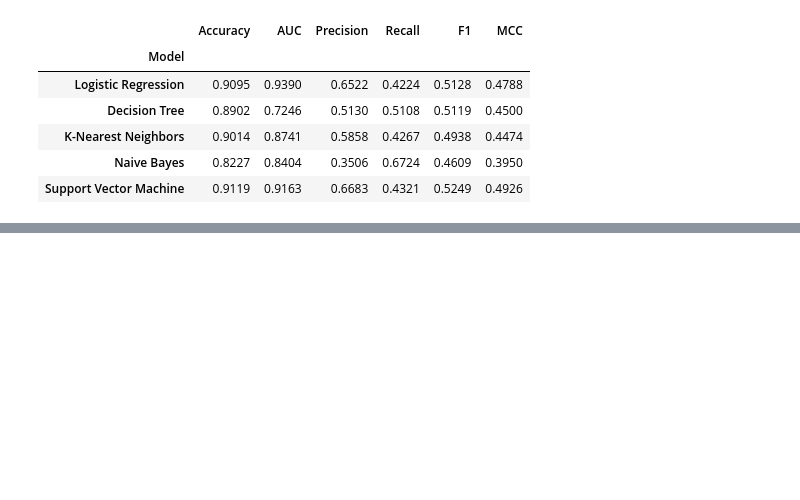
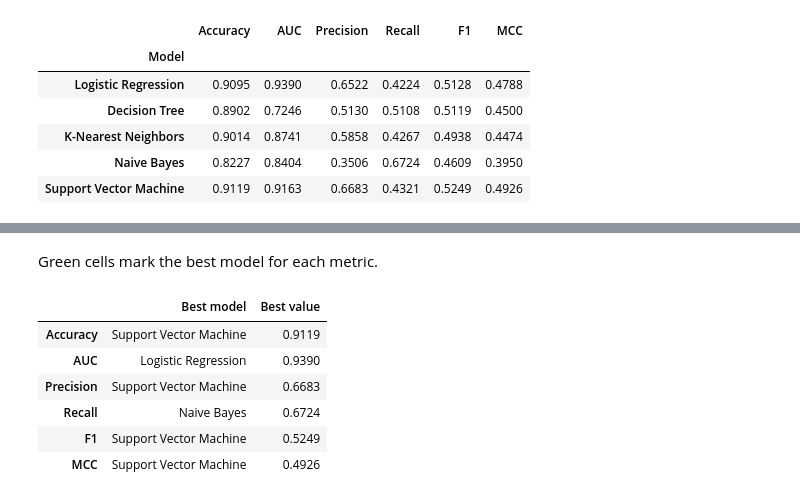
Before and after one commit to athisayarajp/ml-classification-streamlit, a Jupyter notebook: ML_Assignment2.ipynb, the cells around one changed output, grey strips where cells are left out. Drawn from its saved outputs; the diff is of its cells as text; code cells hidden in the pictures; blank space fills up the shorter version.

```diff
--- a/ML_Assignment2.ipynb
+++ b/ML_Assignment2.ipynb
@@ -492,0 +508,14 @@ pd.DataFrame(results).set_index('Model').round(4)
+# %% [markdown]
+Green cells mark the best model for each metric.
+# %%
+# Which model leads each metric?
+leaders = comparison.idxmax().to_frame('Best model').join(comparison.max().rename('Best value'))
+leaders
+# %% [output]
+|  | Best model | Best value |
+| Accuracy | Support Vector Machine | 0.9119 |
+| AUC | Logistic Regression | 0.9390 |
+| Precision | Support Vector Machine | 0.6683 |
+| Recall | Naive Bayes | 0.6724 |
+| F1 | Support Vector Machine | 0.5249 |
+| MCC | Support Vector Machine | 0.4926 |
```
Also changed, not shown: parts of 9 cells of this notebook.
